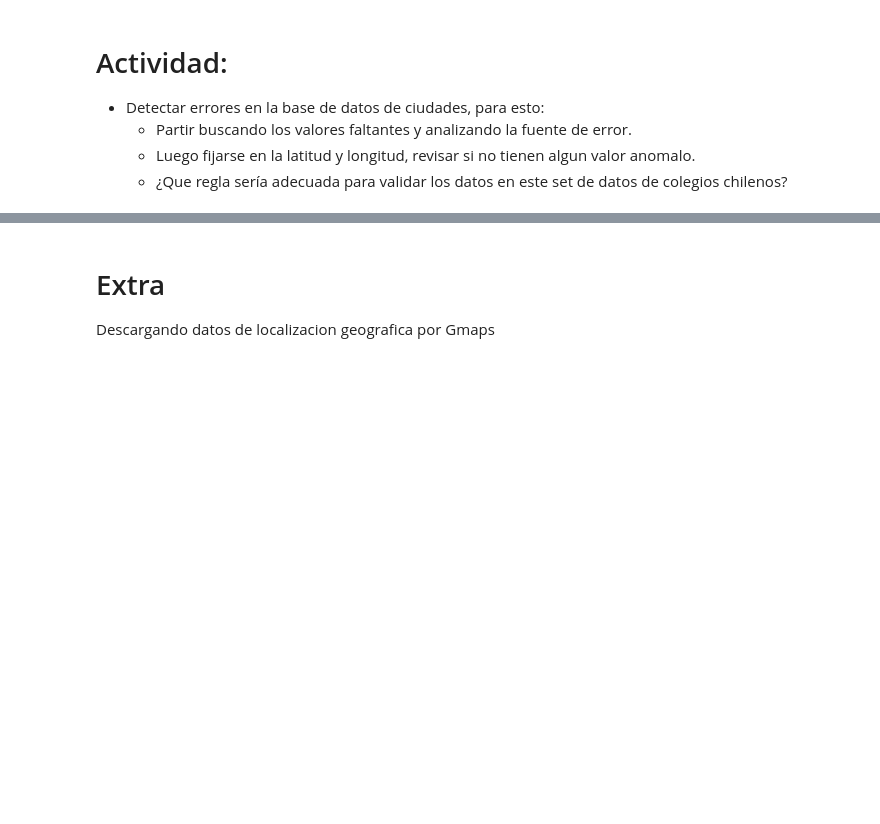
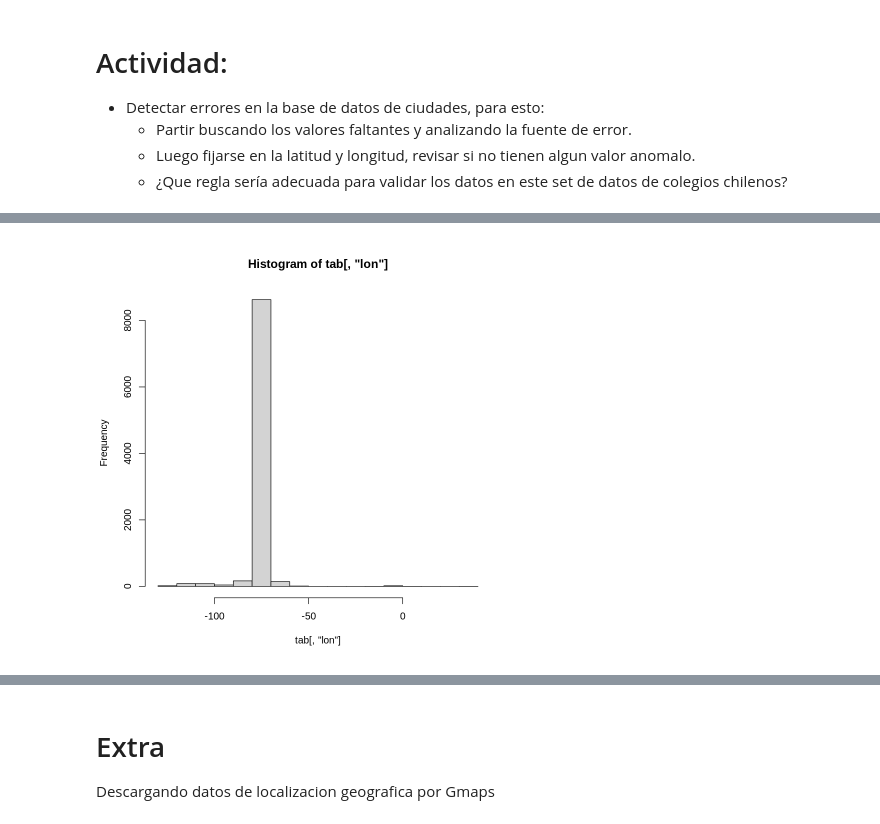
Before and after one commit to JDConejeros/Gestion-De-Datos-en-R, a Jupyter notebook: Taller_4.ipynb, the cells around one changed output, grey strips where cells are left out. Drawn from its saved outputs; the diff is of its cells as text; code cells hidden in the pictures; blank space fills up the shorter version.

```diff
--- a/Taller_4.ipynb
+++ b/Taller_4.ipynb
@@ -403,0 +482,4 @@ A data.frame: 9273 × 7
+# %%
+hist(tab[,"lon"])
+# %% [output]
+[figure, added]
```
Also changed, not shown: parts of 14 cells of this notebook.
